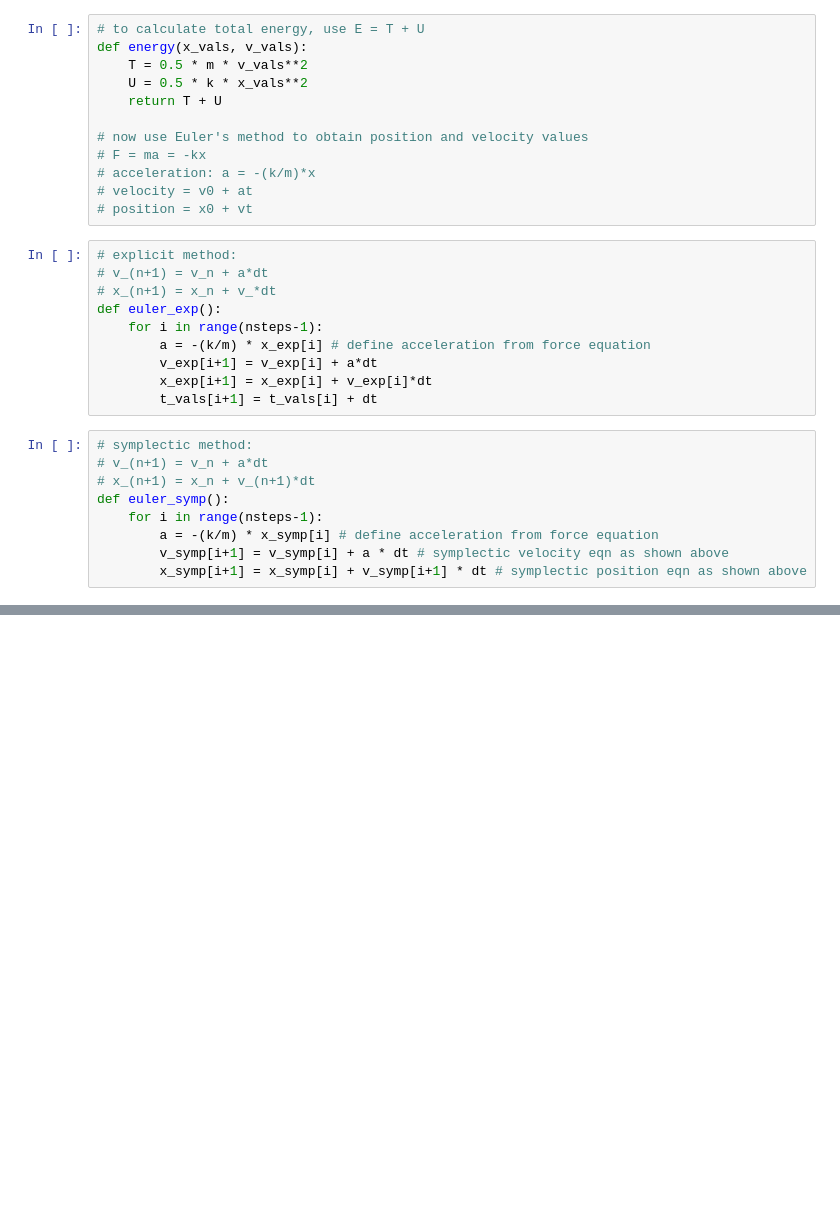
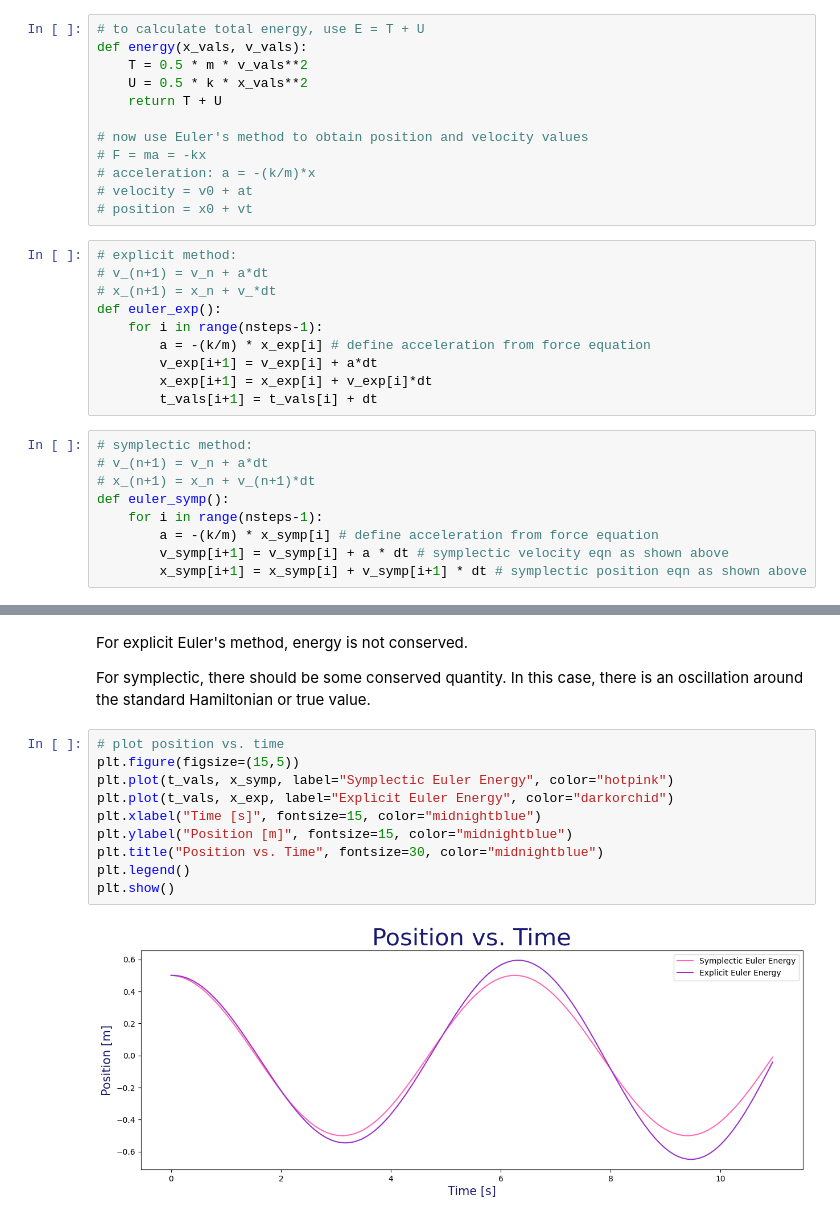
Before and after one commit to lsdun/PHY607-Spring9-16, a Jupyter notebook: spring_oscillator.ipynb, the cells around one changed output, grey strips where cells are left out. Saved outputs shown, nothing was run; the diff lists cells and outputs as text; blank space fills up the shorter version.

```diff
--- a/spring_oscillator.ipynb
+++ b/spring_oscillator.ipynb
@@ -63,0 +87,17 @@ def euler_symp():
+# %% [markdown]
+For explicit Euler's method, energy is not conserved.
+
+For symplectic, there should be some conserved quantity.
+In this case, there is an oscillation around the standard Hamiltonian or true value.
+# %%
+# plot position vs. time
+plt.figure(figsize=(15,5))
+plt.plot(t_vals, x_symp, label="Symplectic Euler Energy", color="hotpink")
+plt.plot(t_vals, x_exp, label="Explicit Euler Energy", color="darkorchid")
+plt.xlabel("Time [s]", fontsize=15, color="midnightblue")
+plt.ylabel("Position [m]", fontsize=15, color="midnightblue")
+plt.title("Position vs. Time", fontsize=30, color="midnightblue")
+plt.legend()
+plt.show()
+# %% [output]
+[figure, added]
```
Also changed, not shown: parts of 5 cells of this notebook.
